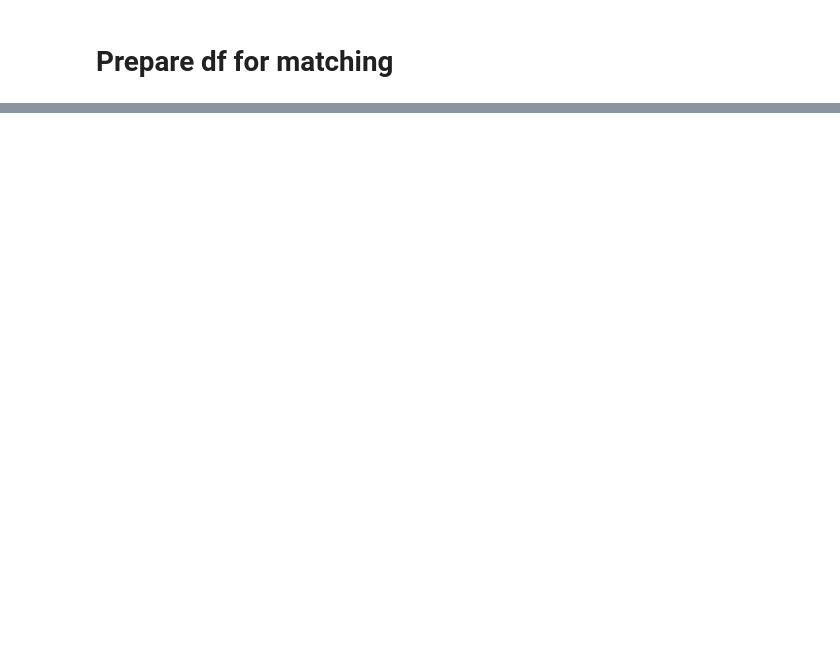
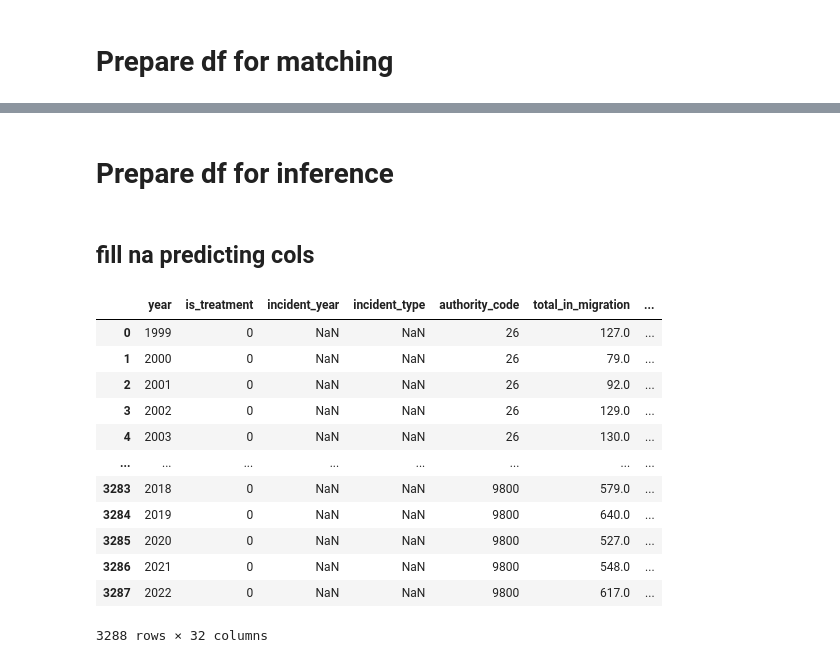
Before and after one commit to Yael-Hari/mayors-causal-inference, a Jupyter notebook: src/data_preprocess.ipynb, the cells around one changed output, grey strips where cells are left out. Cells and saved outputs as stored; diff of their text form; code cells hidden in the pictures; blank space fills up the shorter version.

Commit message:
imputed infer data

```diff
--- a/src/data_preprocess.ipynb
+++ b/src/data_preprocess.ipynb
@@ -5,12 +7,13 @@ import const
+# %%
+# load data from xlsx
+original_all_df = pd.read_excel('data/all.xlsx')
+original_mayors_df = pd.read_excel('data/mayors.xlsx')
 # %%
-# load data from xlsx
-original_all_df = pd.read_excel('all.xlsx')
 all_df = original_all_df.copy()
-original_mayors_df = pd.read_excel('mayors.xlsx')
 mayors_df = original_mayors_df.copy()
 
 # load the new column names from the excel file
-cols_df = pd.read_excel('new_cols_names.xlsx')
+cols_df = pd.read_excel('data/new_cols_names.xlsx')
 
 # Create a dictionary to map Hebrew column names to the new English names
 col_mapping = dict(zip(cols_df['col_name_hebrew'], cols_df['new_col_name']))
@@ -274,0 +524,50 @@ matching_df[matching_df.is_treatment == 1]
+# %% [markdown]
+# Prepare df for inference
+# %%
+# load needed data
+all_df = pd.read_csv('data/all_cleaned_with_mayors_data.csv')
+all_df.year = all_df.year.astype(int)
+all_df.incident_year = all_df.incident_year.apply(lambda x: int(x) if pd.notna(x) else x)
+
+# load the column details from the excel file
+original_cols_df = pd.read_excel('data/new_cols_names.xlsx')
+cols_df = original_cols_df.copy()
+cols_df.predicting = cols_df.predicting.fillna(0).astype(bool)
+
+# load the mayors df
+mayors_df = pd.read_csv('data/mayors_cleaned.csv')
+# %% [markdown]
+## fill na predicting cols
+# %%
+all_inference_cols = cols_df[cols_df.predicting]['new_col_name'].tolist()
+
+# remove cols that have only one value in 2007:
+cols_to_remove = [
+    'satisfaction_municipal_services',
+    'satisfaction_municipal_performance',
+    'satisfaction_residential_area',
+    'satisfaction_cleanliness',
+    'satisfaction_parks_green_spaces',
+    'feeling_safe_dark',
+    'contacting_local_authority',
+]
+all_inference_cols = [col for col in all_inference_cols if col not in cols_to_remove]
+# %%
+inference_df_cols = ['year', 'is_treatment'] + mayors_df.columns.tolist() + all_inference_cols
+
+inference_df = all_df[inference_df_cols].drop_duplicates().reset_index(drop=True)
+inference_df
+# %% [output]
+|  | year | is_treatment | incident_year | incident_type | authority_code | total_in_migration | ... |
+| 0 | 1999 | 0 | NaN | NaN | 26 | 127.0 | ... |
+| 1 | 2000 | 0 | NaN | NaN | 26 | 79.0 | ... |
+| 2 | 2001 | 0 | NaN | NaN | 26 | 92.0 | ... |
+| 3 | 2002 | 0 | NaN | NaN | 26 | 129.0 | ... |
+| 4 | 2003 | 0 | NaN | NaN | 26 | 130.0 | ... |
+| ... | ... | ... | ... | ... | ... | ... | ... |
+| 3283 | 2018 | 0 | NaN | NaN | 9800 | 579.0 | ... |
+| 3284 | 2019 | 0 | NaN | NaN | 9800 | 640.0 | ... |
+| 3285 | 2020 | 0 | NaN | NaN | 9800 | 527.0 | ... |
+| 3286 | 2021 | 0 | NaN | NaN | 9800 | 548.0 | ... |
+| 3287 | 2022 | 0 | NaN | NaN | 9800 | 617.0 | ... |
+3288 rows × 32 columns
```
Also changed, not shown: parts of 59 cells of this notebook, 2 other files.
